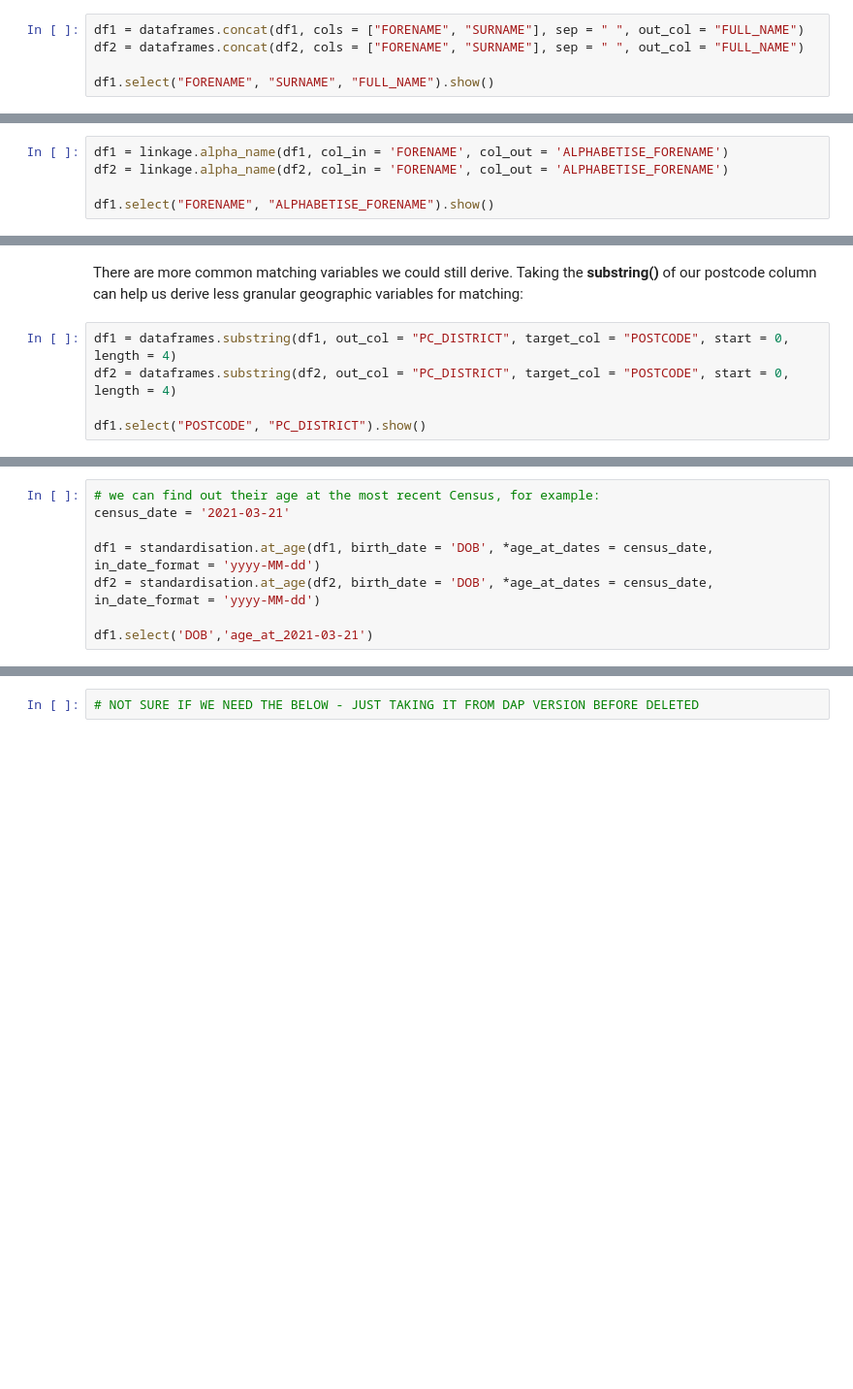
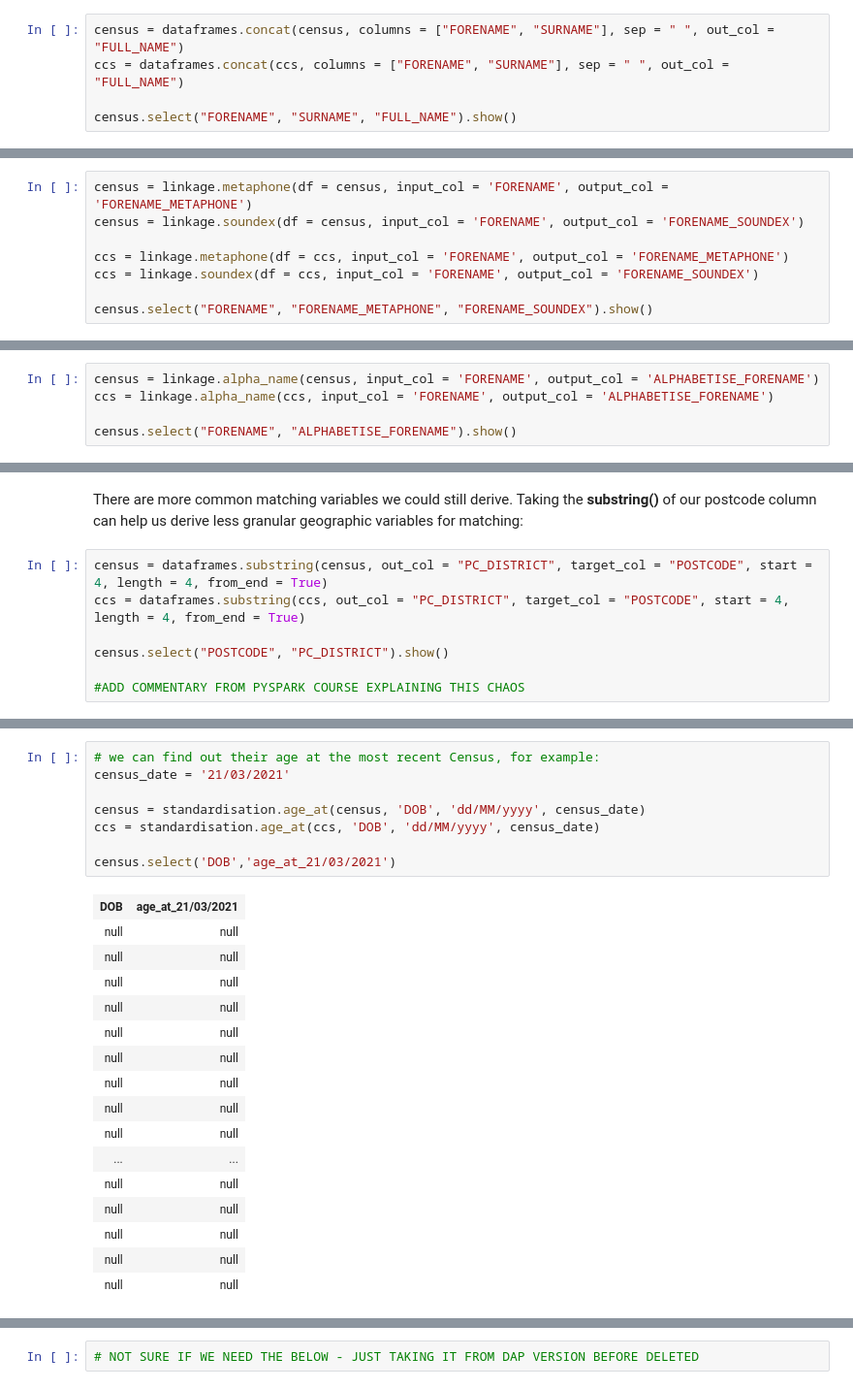
Before and after one commit to anthonye93/dlh_utils_demo, a Jupyter notebook: dlh_utils_demo.ipynb, the cells around one changed output, grey strips where cells are left out. Shown at 97% size. Saved outputs shown, nothing was run; the diff lists cells and outputs as text; blank space fills up the shorter version.

```diff
--- a/dlh_utils_demo.ipynb
+++ b/dlh_utils_demo.ipynb
@@ -207,7 +589,7 @@ df1.select("ADDRESS", "ADDRESS_STREET", "ADDRESS_TOWN").show()
 # %% [markdown]
 We can create a 'full name' variable by concatenating the two existing name columns together, using **concat()**:
 # %%
-df1 = dataframes.concat(df1, cols = ["FORENAME", "SURNAME"], sep = " ", out_col = "FULL_NAME")
-df2 = dataframes.concat(df2, cols = ["FORENAME", "SURNAME"], sep = " ", out_col = "FULL_NAME")
+census = dataframes.concat(census, columns = ["FORENAME", "SURNAME"], sep = " ", out_col = "FULL_NAME")
+ccs = dataframes.concat(ccs, columns = ["FORENAME", "SURNAME"], sep = " ", out_col = "FULL_NAME")
 
-df1.select("FORENAME", "SURNAME", "FULL_NAME").show()
+census.select("FORENAME", "SURNAME", "FULL_NAME").show()
@@ -223,0 +616,8 @@ df1.select("FORENAME", "FORENAME_METAPHONE", "FORENAME_SOUNDEX").show()
+# %%
+census = linkage.metaphone(df = census, input_col = 'FORENAME', output_col = 'FORENAME_METAPHONE')
+census = linkage.soundex(df = census, input_col = 'FORENAME', output_col = 'FORENAME_SOUNDEX')
+
+ccs = linkage.metaphone(df = ccs, input_col = 'FORENAME', output_col = 'FORENAME_METAPHONE')
+ccs = linkage.soundex(df = ccs, input_col = 'FORENAME', output_col = 'FORENAME_SOUNDEX')
+
+census.select("FORENAME", "FORENAME_METAPHONE", "FORENAME_SOUNDEX").show()
@@ -224,7 +642,7 @@ df1.select("FORENAME", "FORENAME_METAPHONE", "FORENAME_SOUNDEX").show()
 # %% [markdown]
 Similarly, if there have been spelling mistakes, alphabetising string columns may also aid matching. We have a function for this in the linkage module.
 # %%
-df1 = linkage.alpha_name(df1, col_in = 'FORENAME', col_out = 'ALPHABETISE_FORENAME')
-df2 = linkage.alpha_name(df2, col_in = 'FORENAME', col_out = 'ALPHABETISE_FORENAME')
+census = linkage.alpha_name(census, input_col = 'FORENAME', output_col = 'ALPHABETISE_FORENAME')
+ccs = linkage.alpha_name(ccs, input_col = 'FORENAME', output_col = 'ALPHABETISE_FORENAME')
 
-df1.select("FORENAME", "ALPHABETISE_FORENAME").show()
+census.select("FORENAME", "ALPHABETISE_FORENAME").show()
@@ -231,7 +667,9 @@ df1.select("FORENAME", "ALPHABETISE_FORENAME").show()
 # %% [markdown]
 There are more common matching variables we could still derive. Taking the **substring()** of our postcode column can help us derive less granular geographic variables for matching:
 # %%
-df1 = dataframes.substring(df1, out_col = "PC_DISTRICT", target_col = "POSTCODE", start = 0, length = 4)
-df2 = dataframes.substring(df2, out_col = "PC_DISTRICT", target_col = "POSTCODE", start = 0, length = 4)
+census = dataframes.substring(census, out_col = "PC_DISTRICT", target_col = "POSTCODE", start = 4, length = 4, from_end = True)
+ccs = dataframes.substring(ccs, out_col = "PC_DISTRICT", target_col = "POSTCODE", start = 4, length = 4, from_end = True)
 
-df1.select("POSTCODE", "PC_DISTRICT").show()
+census.select("POSTCODE", "PC_DISTRICT").show()
+
+#ADD COMMENTARY FROM PYSPARK COURSE EXPLAINING THIS CHAOS
@@ -240,8 +696,25 @@ If you have a time lag between the collection of two surveys you are trying to l
 # %%
 # we can find out their age at the most recent Census, for example:
-census_date = '2021-03-21'
+census_date = '21/03/2021'
 
-df1 = standardisation.at_age(df1, birth_date = 'DOB', *age_at_dates = census_date, in_date_format = 'yyyy-MM-dd')
-df2 = standardisation.at_age(df2, birth_date = 'DOB', *age_at_dates = census_date, in_date_format = 'yyyy-MM-dd')
+census = standardisation.age_at(census, 'DOB', 'dd/MM/yyyy', census_date)
+ccs = standardisation.age_at(ccs, 'DOB', 'dd/MM/yyyy', census_date)
 
-df1.select('DOB','age_at_2021-03-21')
+census.select('DOB','age_at_21/03/2021')
+# %% [output]
+| DOB | age_at_21/03/2021 |
+| null | null |
+| null | null |
+| null | null |
+| null | null |
+| null | null |
+| null | null |
+| null | null |
+| null | null |
+| null | null |
+| ... | ... |
+| null | null |
+| null | null |
+| null | null |
+| null | null |
+| null | null |
```
Also changed, not shown: parts of 47 cells of this notebook.
